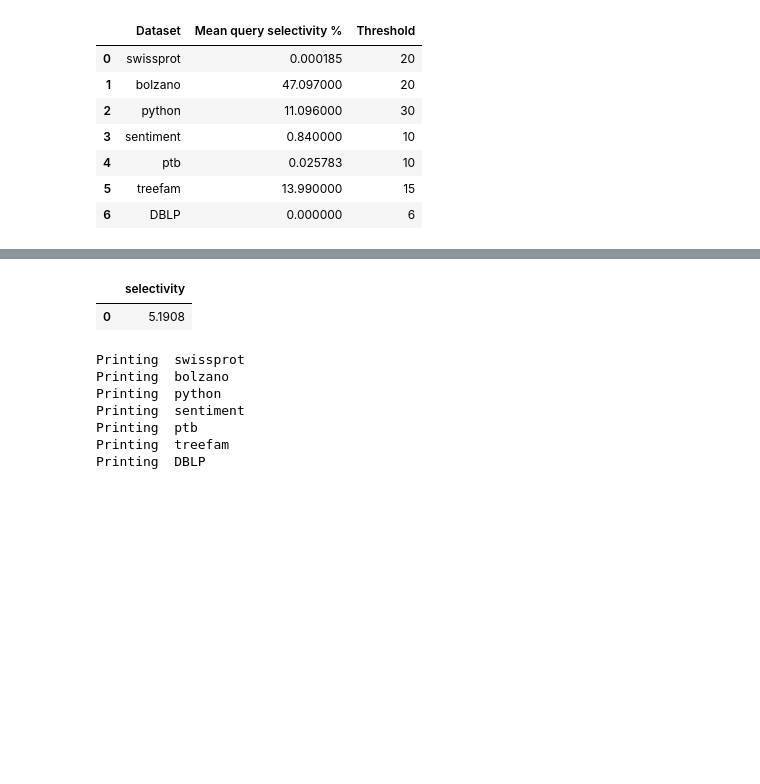
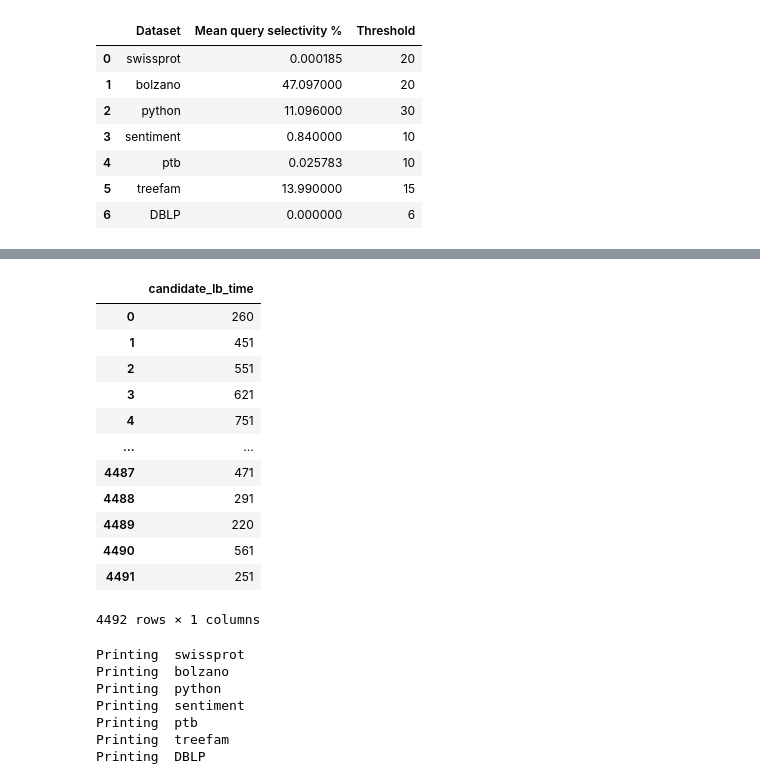
Before and after one commit to LukMRVC/tree-statistics, a Jupyter notebook: TED-viz.ipynb, the cells around one changed output, grey strips where cells are left out. Drawn from its saved outputs; the diff is of its cells as text; code cells hidden in the pictures; blank space fills up the shorter version.

Commit message:
Output candidate LB time in nanos

```diff
--- a/TED-viz.ipynb
+++ b/TED-viz.ipynb
@@ -23,16 +23,23 @@ ALGORITHMS_ENUM_NAMES = {
     'lblint': 'Lblint'
 }
 # %%
-BASEPATH = 'resources/results/results'
+BASEPATH = 'resources/results/'
 def load_dataset(dataset: str, threshold: int):
     algorithm_times = dict()
     for alg in ALGORITHMS.keys():
-        path = join(BASEPATH, ds, f'{dataset}-{ALGORITHMS_ENUM_NAMES[alg]}-times-us.txt')
-        if not exists(path):
-            print(alg, 'is not computed for', dataset, f'{path} skipping')
+        join_times_path = join(BASEPATH, ds, str(threshold), f'{dataset}-{ALGORITHMS_ENUM_NAMES[alg]}-times-us.txt')
+        if not exists(join_times_path):
+            print(alg, 'is not computed for', dataset, f'{join_times_path} skipping')
             continue
-        df = pd.read_csv(path, names=["time"])
-        with open(join(BASEPATH, dataset, f'{dataset}-{alg}-precision.txt')) as f:
+        df = pd.read_csv(join_times_path, names=["time"])
+
+        candidate_eval_times_path = join(BASEPATH, ds, str(threshold), f'{dataset}-{ALGORITHMS_ENUM_NAMES[alg]}-candidate-times-ns.txt')
+        if not exists(candidate_eval_times_path):
+            print(alg, 'is not computed for', dataset, f'{candidate_eval_times_path} skipping')
+            continue
+        lb_df = pd.read_csv(candidate_eval_times_path, names=["candidate_lb_time"])
+
+        with open(join(BASEPATH, dataset, str(threshold), f'{dataset}-{alg}-precision.txt')) as f:
             selectivity_line = f.readline()
             rest = f.read()
 
@@ -41,10 +48,11 @@ def load_dataset(dataset: str, threshold: int):
         print(sel)
         seldf = pd.DataFrame.from_dict({'selectivity': [sel] })
         precision = pd.read_csv(StringIO(rest), delimiter=';')
-        algorithm_times[alg] = [df, precision, seldf]
+        algorithm_times[alg] = [df, precision, seldf, lb_df]
     return algorithm_times
 # %%
-tested_values= [('swissprot', 20), ('bolzano', 20), ('python', 30), ('sentiment', 10), ('ptb', 10), ('treefam', 15), ('DBLP', 6)]
+# tested_values= [('swissprot', 20), ('bolzano', 20), ('python', 30), ('sentiment', 10), ('ptb', 10), ('treefam', 15), ('DBLP', 6)]
+tested_values= [('bolzano', 20), ('sentiment', 10), ('ptb', 10), ('treefam', 15), ('python', 30)]
 # %%
 selectivities = [('swissprot', 0.0001851, 20), ('bolzano', 47.097, 20), ('python', 11.096, 30), ('sentiment', 0.840, 10), ('ptb', 0.0257827, 10), ('treefam', 13.99, 15), ('DBLP', 0, 6)]
 pd.DataFrame.from_records(selectivities, columns=['Dataset', 'Mean query selectivity %', 'Threshold'])
@@ -125,8 +228,19 @@ display(df)
 # %%
-dataframes['bolzano']['structural'][2]
+dataframes['bolzano']['lblint'][3]
 # %% [output]
-|  | selectivity |
-| 0 | 5.1908 |
+|  | candidate_lb_time |
+| 0 | 260 |
+| 1 | 451 |
+| 2 | 551 |
+| 3 | 621 |
+| 4 | 751 |
+| ... | ... |
+| 4487 | 471 |
+| 4488 | 291 |
+| 4489 | 220 |
+| 4490 | 561 |
+| 4491 | 251 |
+4492 rows × 1 columns
 # %%
 f, axes = plt.subplots(2, 4, figsize=(32, 11))
 f.suptitle('Single tree to dataset search time in Microseconds, SPLIT=4')
```
Also changed, not shown: parts of 7 cells of this notebook, 4 other files.
